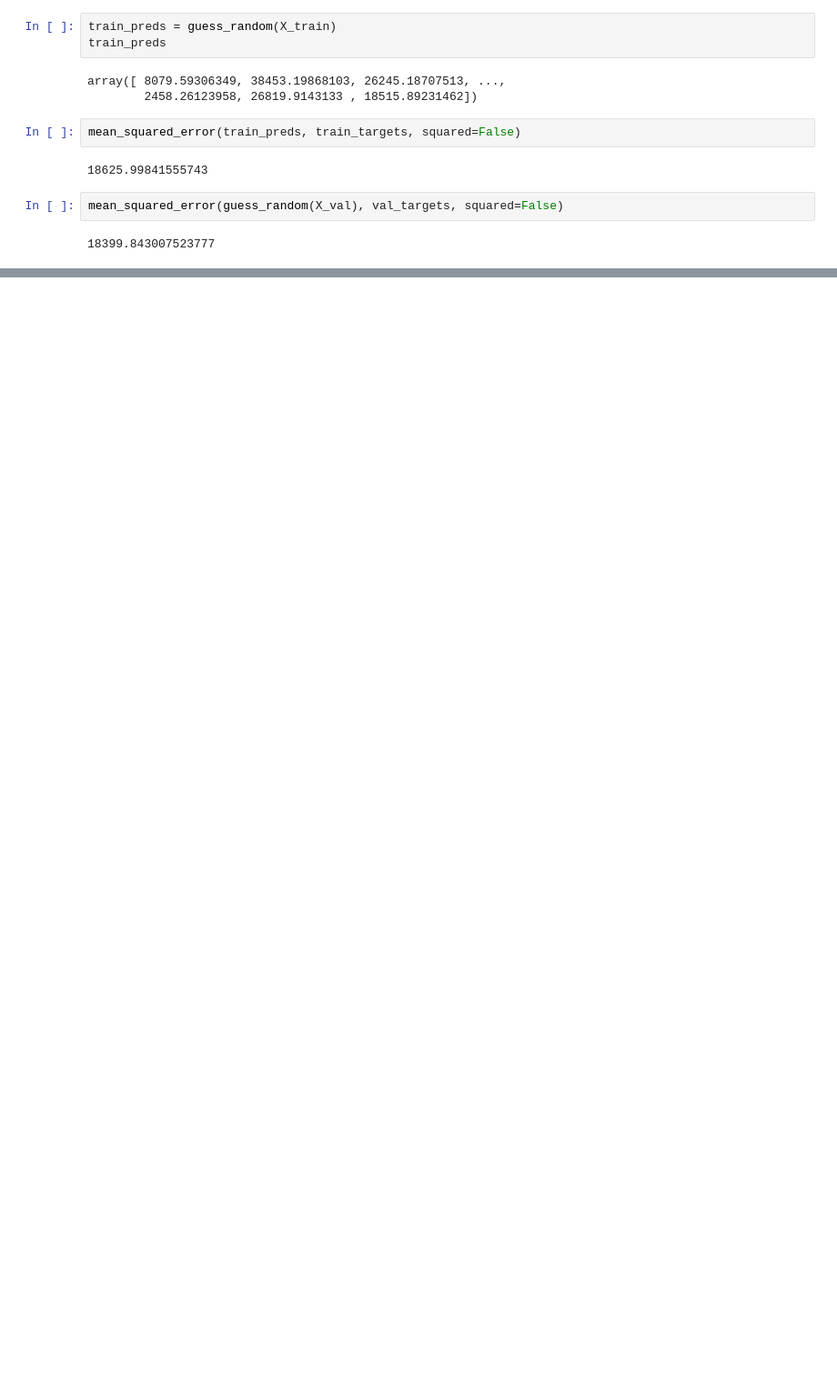
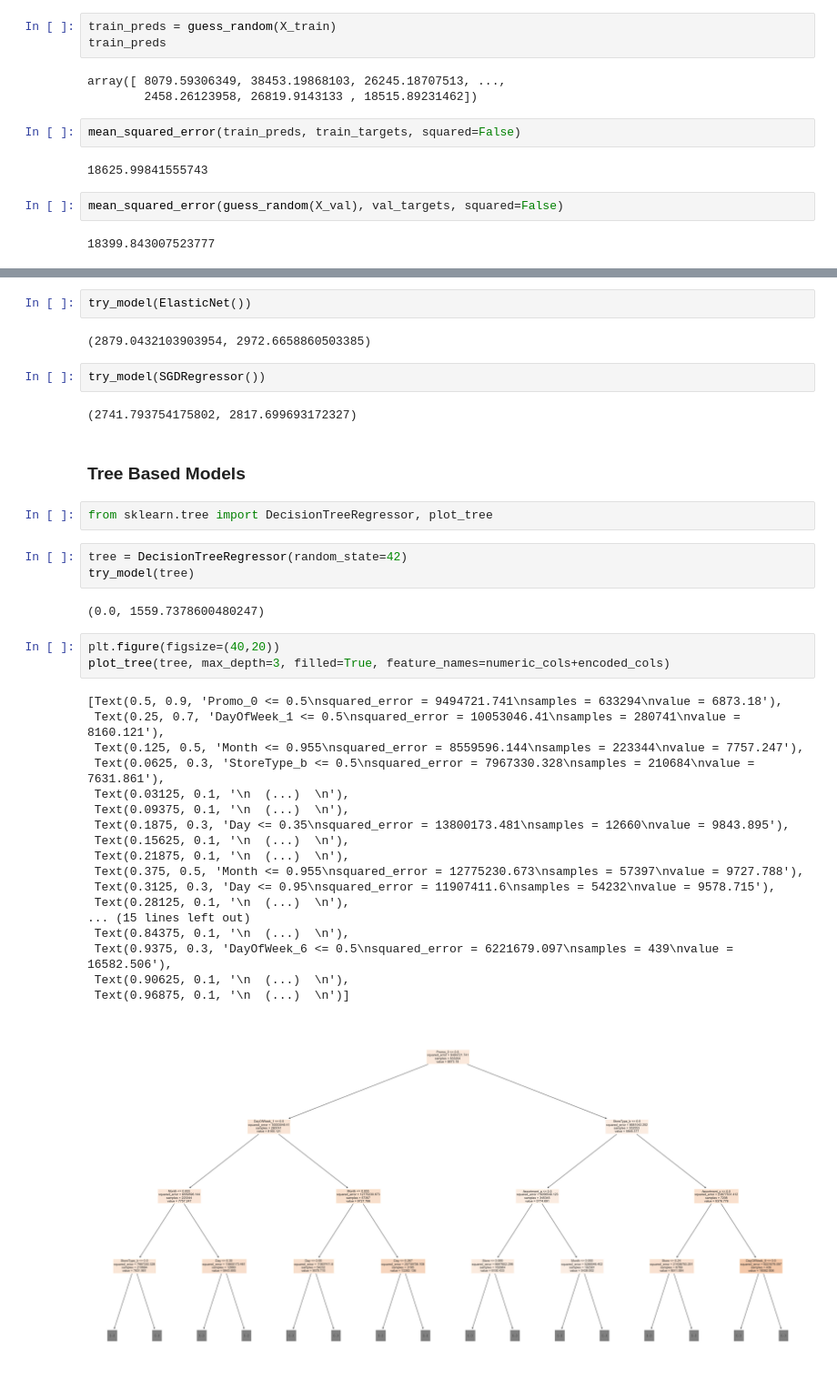
Before and after one commit to Harsh21S/rossmann-store-sales, a Jupyter notebook: notebook/Untitled.ipynb, the cells around one changed output, grey strips where cells are left out. Shown at 91% size. Saved outputs shown, nothing was run; the diff lists cells and outputs as text; blank space fills up the shorter version.

```diff
--- a/notebook/Untitled.ipynb
+++ b/notebook/Untitled.ipynb
@@ -500,0 +529,39 @@ mean_squared_error(val_preds, val_targets, squared=False)
+# %%
+try_model(ElasticNet())
+# %% [output]
+(2879.0432103903954, 2972.6658860503385)
+# %%
+try_model(SGDRegressor())
+# %% [output]
+(2741.793754175802, 2817.699693172327)
+# %% [markdown]
+### Tree Based Models
+# %%
+from sklearn.tree import DecisionTreeRegressor, plot_tree
+# %%
+tree = DecisionTreeRegressor(random_state=42)
+try_model(tree)
+# %% [output]
+(0.0, 1559.7378600480247)
+# %%
+plt.figure(figsize=(40,20))
+plot_tree(tree, max_depth=3, filled=True, feature_names=numeric_cols+encoded_cols)
+# %% [output]
+[Text(0.5, 0.9, 'Promo_0 <= 0.5\nsquared_error = 9494721.741\nsamples = 633294\nvalue = 6873.18'),
+ Text(0.25, 0.7, 'DayOfWeek_1 <= 0.5\nsquared_error = 10053046.41\nsamples = 280741\nvalue = 8160.121'),
+ Text(0.125, 0.5, 'Month <= 0.955\nsquared_error = 8559596.144\nsamples = 223344\nvalue = 7757.247'),
+ Text(0.0625, 0.3, 'StoreType_b <= 0.5\nsquared_error = 7967330.328\nsamples = 210684\nvalue = 7631.861'),
+ Text(0.03125, 0.1, '\n  (...)  \n'),
+ Text(0.09375, 0.1, '\n  (...)  \n'),
+ Text(0.1875, 0.3, 'Day <= 0.35\nsquared_error = 13800173.481\nsamples = 12660\nvalue = 9843.895'),
+ Text(0.15625, 0.1, '\n  (...)  \n'),
+ Text(0.21875, 0.1, '\n  (...)  \n'),
+ Text(0.375, 0.5, 'Month <= 0.955\nsquared_error = 12775230.673\nsamples = 57397\nvalue = 9727.788'),
+ Text(0.3125, 0.3, 'Day <= 0.95\nsquared_error = 11907411.6\nsamples = 54232\nvalue = 9578.715'),
+ Text(0.28125, 0.1, '\n  (...)  \n'),
+... (15 lines left out)
+ Text(0.84375, 0.1, '\n  (...)  \n'),
+ Text(0.9375, 0.3, 'DayOfWeek_6 <= 0.5\nsquared_error = 6221679.097\nsamples = 439\nvalue = 16582.506'),
+ Text(0.90625, 0.1, '\n  (...)  \n'),
+ Text(0.96875, 0.1, '\n  (...)  \n')]
+[figure, added]
```
Also changed, not shown: parts of 32 cells of this notebook.
